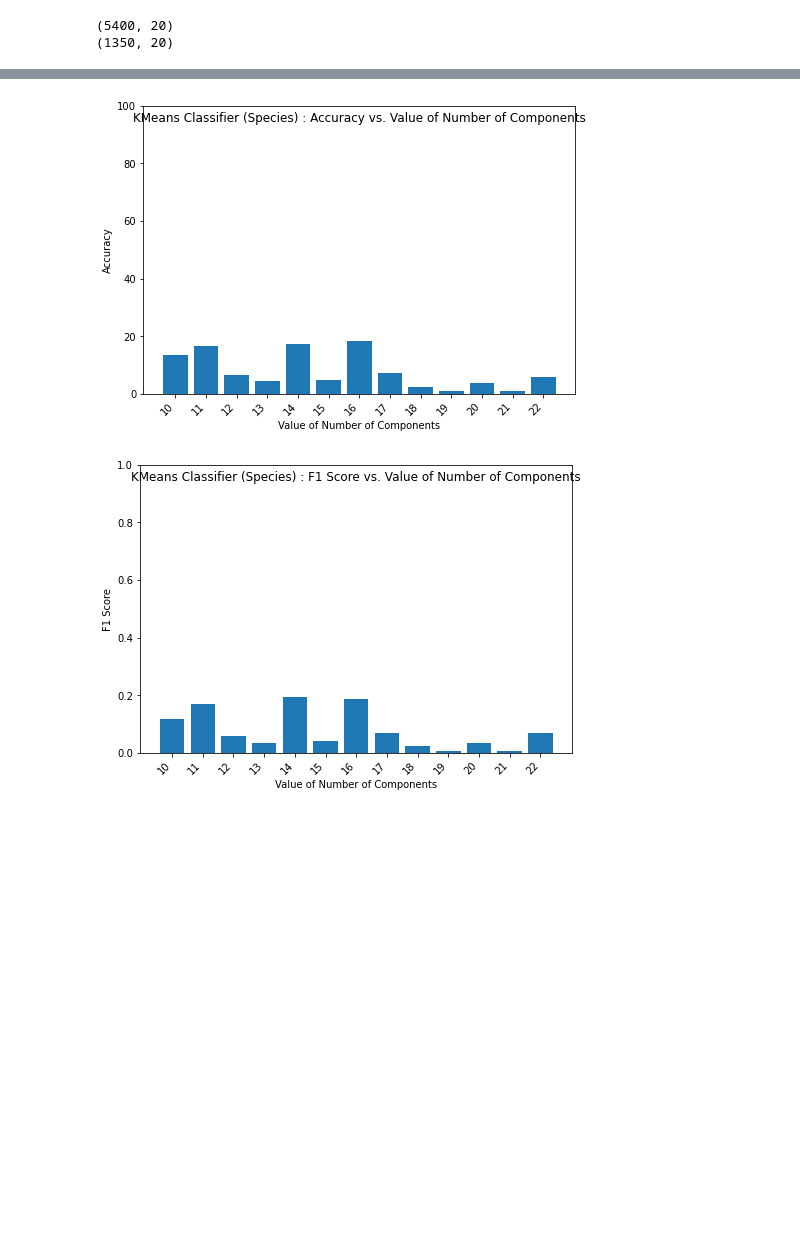
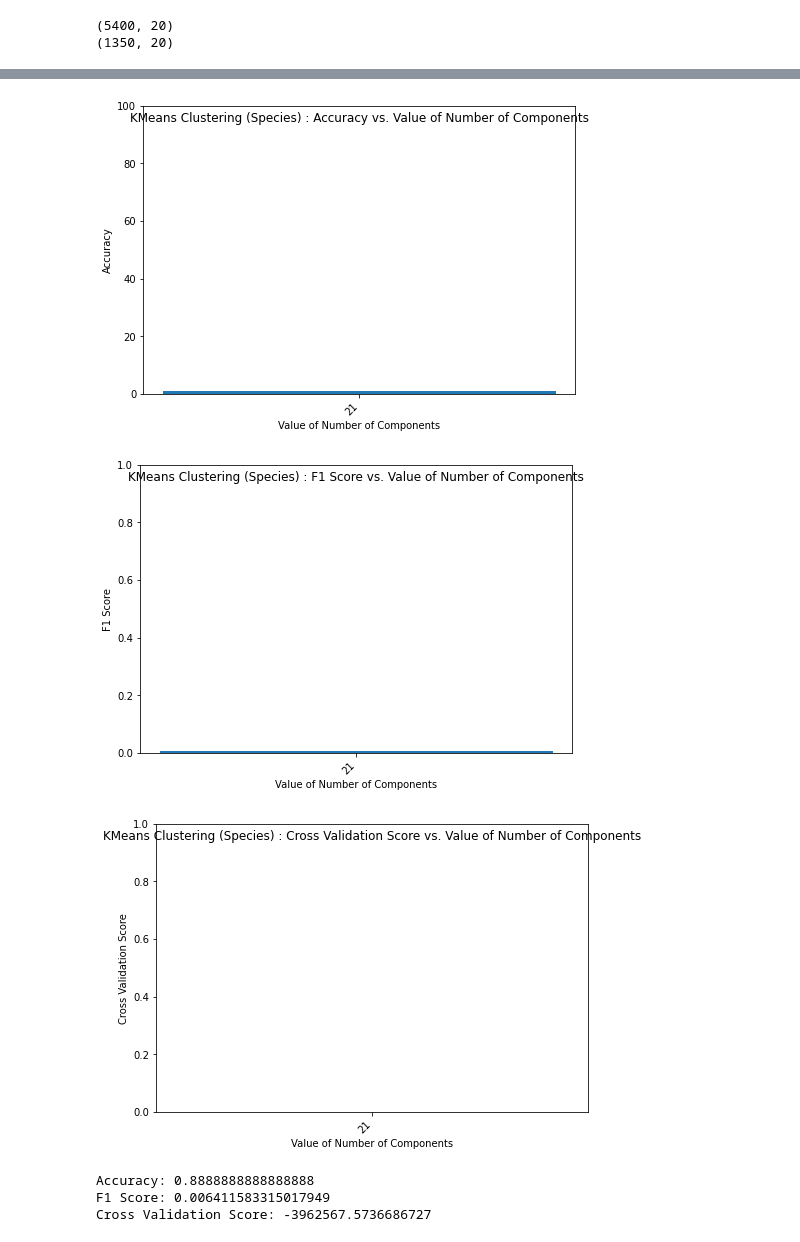
Before and after one commit to landmund/w207-spring2022-final-project-wong-chen-lim, a Jupyter notebook: Basic_Classifiers.ipynb, the cells around one changed output, grey strips where cells are left out. Cells and saved outputs as stored; diff of their text form; code cells hidden in the pictures; blank space fills up the shorter version.

Commit message:
Added Cross Validation Score

```diff
--- a/Basic_Classifiers.ipynb
+++ b/Basic_Classifiers.ipynb
@@ -321,6 +422,7 @@ dt_acc = list()
 dt_f1_list = list()
 dt_species_acc = list()
 dt_species_f1_list = list()
+dt_species_cvs_list = list()
 
 for i in tqdm(range(len(max_depth_list))):
     dt = DecisionTreeClassifier(max_depth=max_depth_list[i], criterion='entropy')
@@ -346,10 +448,12 @@ for i in tqdm(range(len(max_depth_list))):
         test_labels
     )
 
+    dt_species_cvs_list.append(np.mean(cross_val_score(dt, test_features_pca, test_labels, cv=5)))
     dt_species_f1_list.append(f1)
     dt_species_acc.append(ac)
 
 
 plot_scores(max_depth_list, dt_acc, dt_f1_list, "Maximum depth", "Accuracy", "F1 Score", "Decision Tree Classifier (ID)", True)
 plot_scores(max_depth_list, dt_species_acc, dt_species_f1_list, "Maximum depth", "Accuracy", "F1 Score", "Decision Tree Classifier (Species)", False)
+plot_score(max_depth_list, dt_species_cvs_list, "Maximum depth", "Cross Validation Score", "Decision Tree Classifier (Species)")
 # %% [output]
@@ -364,6 +489,7 @@ rf_acc = list()
 rf_f1_list = list()
 rf_species_acc = list()
 rf_species_f1_list = list()
+rf_species_cvs_list = list()
 
 for i in tqdm(range(len(max_depth_list))):
     rf_dt = RandomForestClassifier(random_state=42, n_jobs=-1, max_depth=max_depth_list[i],
@@ -390,12 +516,14 @@ for i in tqdm(range(len(max_depth_list))):
         test_labels
     )
 
+    rf_species_cvs_list.append(np.mean(cross_val_score(rf_dt, test_features_pca, test_labels, cv=5)))
     rf_species_f1_list.append(f1)
     rf_species_acc.append(ac)
 
 
 plot_scores(max_depth_list, rf_acc, rf_f1_list, "Maximum depth", "Accuracy", "F1 Score", "Random Forest Classifier (ID)", True)
 plot_scores(max_depth_list, rf_species_acc, rf_species_f1_list, "Maximum depth", "Accuracy", "F1 Score", "Random Forest Classifier (Species)", False)
+plot_score(max_depth_list, rf_species_cvs_list, "Maximum depth", "Cross Validation Score", "Random Forest Classifier (Species)")
 # %% [output]
 [figure]
 [figure]
@@ -408,6 +557,7 @@ gb_acc = list()
 gb_f1_list = list()
 gb_species_acc = list()
 gb_species_f1_list = list()
+gb_species_cvs_list = list()
 
 for i in tqdm(range(len(var_smoothing_list))):
     gbmodel = GaussianNB(var_smoothing=var_smoothing_list[i])
@@ -433,12 +583,14 @@ for i in tqdm(range(len(var_smoothing_list))):
         test_labels
     )
 
+    gb_species_cvs_list.append(np.mean(cross_val_score(gbmodel, test_features_pca, test_labels, cv=5)))
     gb_species_f1_list.append(f1)
     gb_species_acc.append(ac)
 
 
 plot_scores(var_smoothing_list, gb_acc, gb_f1_list, "Variable Smoothing", "Accuracy", "F1 Score", "Gaussian Naive-Bayes Classifier (ID)", True)
 plot_scores(var_smoothing_list, gb_species_acc, gb_species_f1_list, "Variable Smoothing", "Accuracy", "F1 Score", "Gaussian Naive-Bayes Classifier (Species)", False)
+plot_score(var_smoothing_list, gb_species_cvs_list, "Variable Smoothing", "Cross Validation Score", "Gaussian Naive-Bayes Classifier (Species)")
 # %% [output]
 [figure]
 [figure]
@@ -451,6 +624,7 @@ lr_acc = list()
 lr_f1_list = list()
 lr_species_acc = list()
 lr_species_f1_list = list()
+lr_species_cvs_list = list()
 
 for i in tqdm(range(len(c_list))):
     lrmodel = LogisticRegression(C=c_list[i], solver="liblinear", multi_class="auto")
@@ -476,12 +650,14 @@ for i in tqdm(range(len(c_list))):
         test_ids
     )
 
+    lr_species_cvs_list.append(np.mean(cross_val_score(lrmodel, test_features_pca, test_labels, cv=5)))
     lr_species_f1_list.append(f1)
     lr_species_acc.append(ac)
 
 
 plot_scores(c_list, lr_acc, lr_f1_list, "L2 Strength", "Accuracy", "F1 Score", "Logistic Regression Classifier (ID)", True)
 plot_scores(c_list, lr_species_acc, lr_species_f1_list, "L2 Strength", "Accuracy", "F1 Score", "Logistic Regression Classifier (Species)", False)
+plot_score(c_list, lr_species_cvs_list, "L2 Strength", "Cross Validation Score", "Logistic Regression Classifier (Species)")
 # %% [output]
 [figure]
 [figure]
@@ -490,27 +687,37 @@ plot_scores(c_list, lr_species_acc, lr_species_f1_list, "L2 Strength", "Accuracy
 # %%
 # K-Means clustering
-components = [i for i in range(10,23)]
-kmeans_acc = list()
-kmeans_f1_list = list()
+components = [21]
 kmeans_species_acc = list()
 kmeans_species_f1_list = list()
+kmeans_species_cvs_list = list()
 
 # K-Means clustering
 
 for i in tqdm(range(len(components))):
     kmeans = KMeans(components[i], random_state=0)
     # Test IDs
 
-    ac,f1 = test_cluster_accuracy(kmeans, train_features_pca, test_features_pca)
+    ac,f1,cvs = test_cluster_accuracy(kmeans, train_features_pca, test_features_pca)
 
+    kmeans_species_cvs_list.append(cvs)
     kmeans_species_f1_list.append(f1)
     kmeans_species_acc.append(ac)
 
 
-plot_scores(components, kmeans_species_acc, kmeans_species_f1_list, "Number of Components", "Accuracy", "F1 Score", "KMeans Classifier (Species)", False)
+plot_scores(components, kmeans_species_acc, kmeans_species_f1_list, "Number of Components", "Accuracy", "F1 Score", "KMeans Clustering (Species)", False)
+plot_score(components, kmeans_species_cvs_list, "Number of Components", "Cross Validation Score", "KMeans Clustering (Species)")
 # %% [output]
-[figure, old version]
+[figure, new version]
-[figure, old version]
+[figure, new version]
+[figure, added]
+# %%
+print("Accuracy:", max(kmeans_species_acc))
+print("F1 Score:", max(kmeans_species_f1_list))
+print("Cross Validation Score:", max(kmeans_species_cvs_list))
+# %% [output]
+Accuracy: 0.8888888888888888
+F1 Score: 0.006411583315017949
+Cross Validation Score: -3962567.5736686727
 # %%
 # Gaussian Mixture Model clustering
 
```
Also changed, not shown: parts of 28 cells of this notebook.
